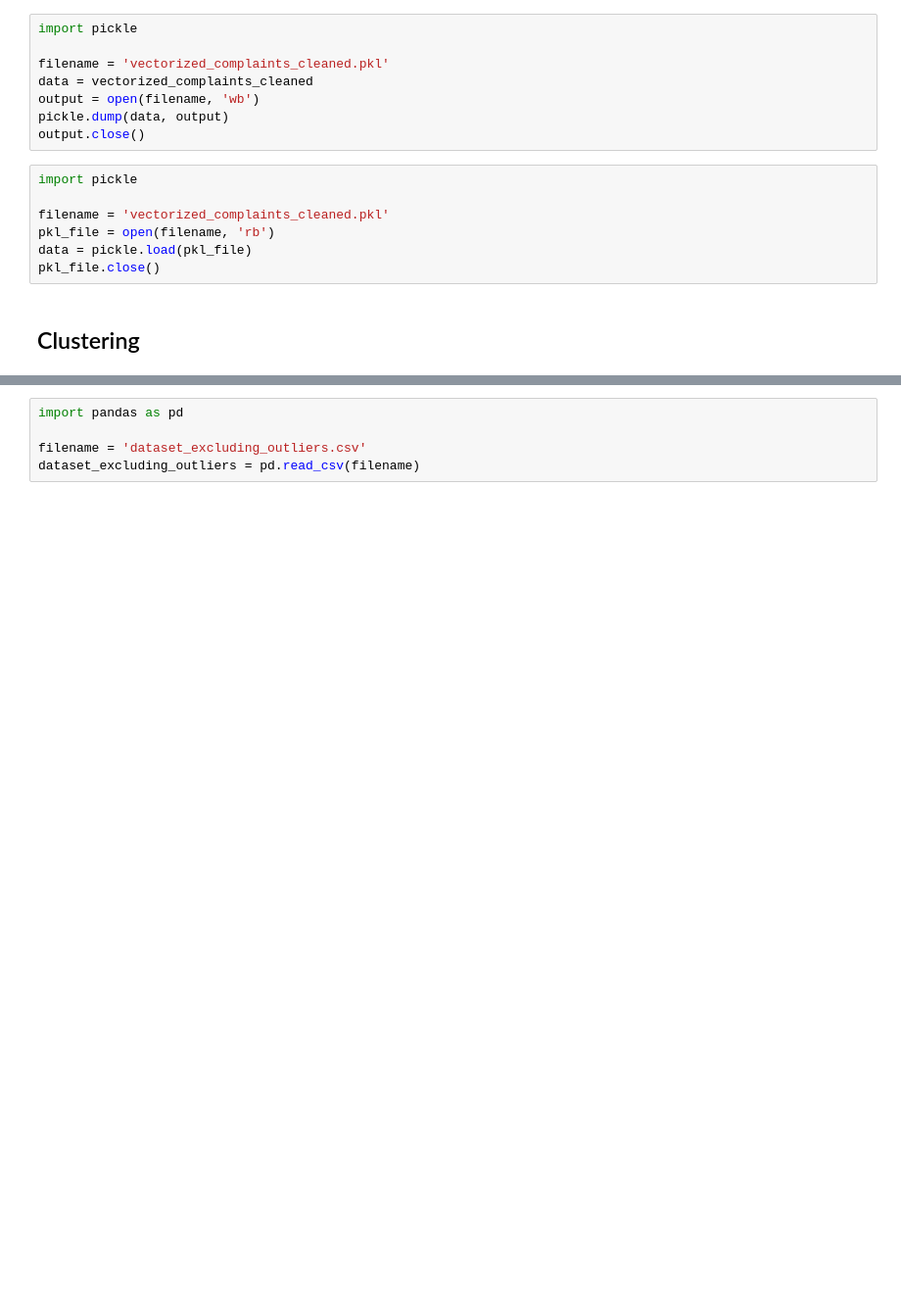
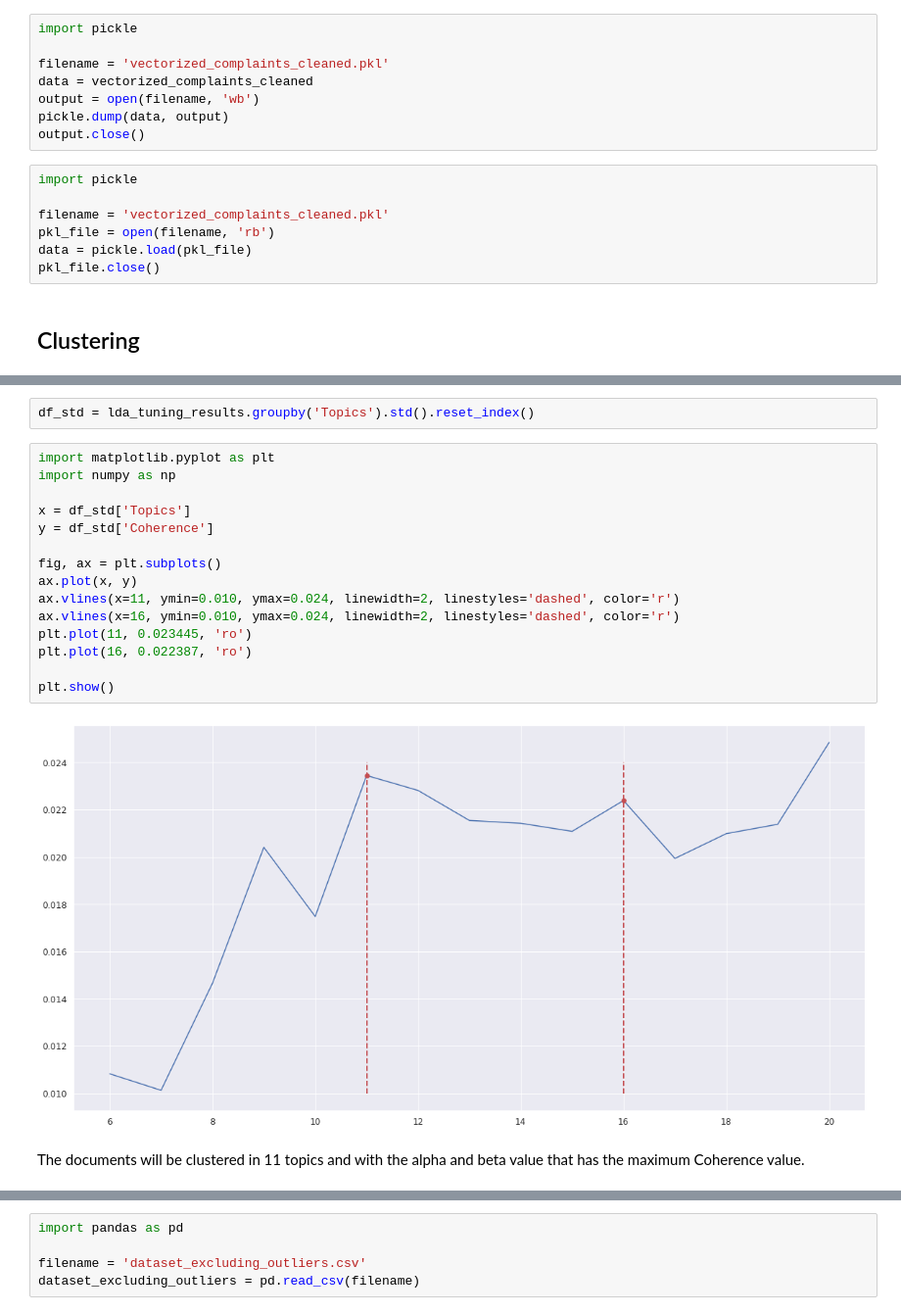
Before and after one commit to GillisWerrebrouck/UGent_Machine-Learning-Project, a Jupyter notebook: final-notebook.ipynb, the cells around one changed output, grey strips where cells are left out. Shown at 98% size. Drawn from its saved outputs; the diff is of its cells as text; blank space fills up the shorter version.

```diff
--- a/final-notebook.ipynb
+++ b/final-notebook.ipynb
@@ -741,0 +815,21 @@ plt.show()
+# %%
+df_std = lda_tuning_results.groupby('Topics').std().reset_index()
+# %%
+import matplotlib.pyplot as plt
+import numpy as np
+
+x = df_std['Topics']
+y = df_std['Coherence']
+
+fig, ax = plt.subplots()
+ax.plot(x, y)
+ax.vlines(x=11, ymin=0.010, ymax=0.024, linewidth=2, linestyles='dashed', color='r')
+ax.vlines(x=16, ymin=0.010, ymax=0.024, linewidth=2, linestyles='dashed', color='r')
+plt.plot(11, 0.023445, 'ro')
+plt.plot(16, 0.022387, 'ro')
+
+plt.show()
+# %% [output]
+[figure, added]
+# %% [markdown]
+The documents will be clustered in 11 topics and with the alpha and beta value that has the maximum Coherence value.
```
Also changed, not shown: parts of 141 cells of this notebook, 6 other files.
